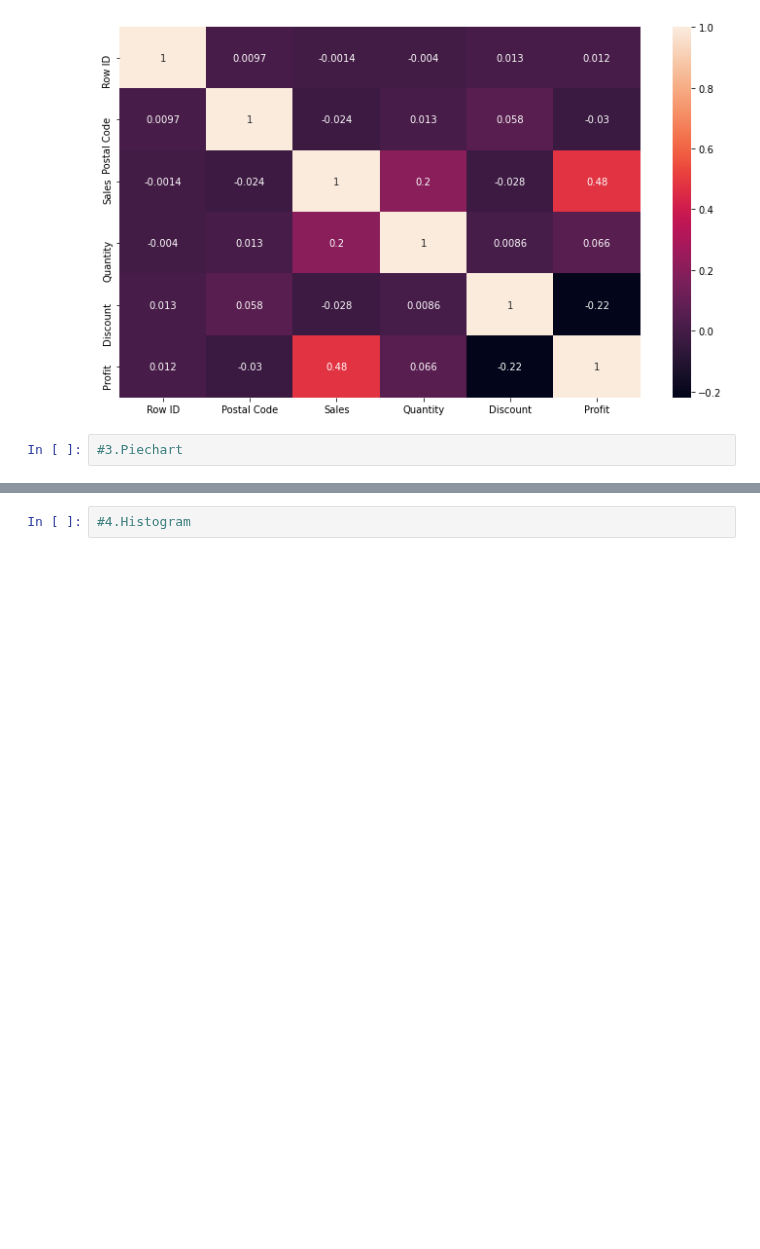
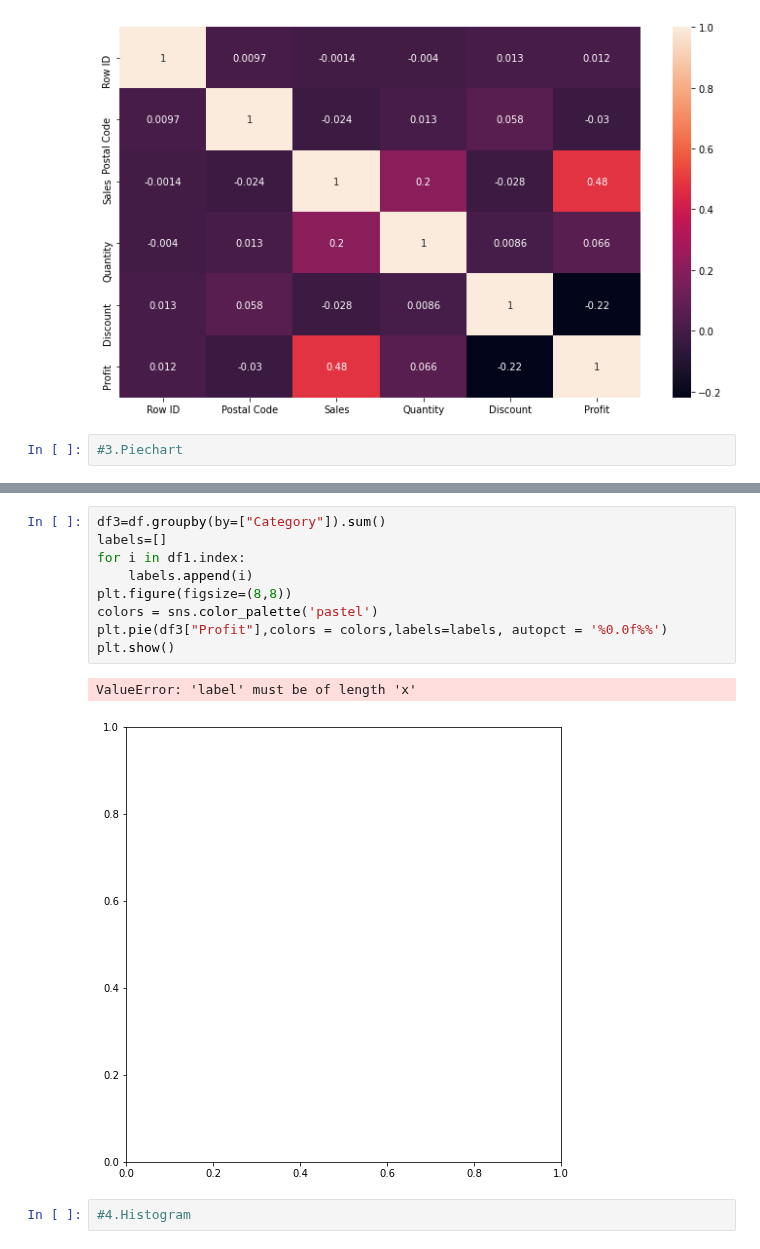
Before and after one commit to Rithigasri/Ex-08-Data-Visualization-, a Jupyter notebook: datavisual.ipynb, the cells around one changed output, grey strips where cells are left out. Saved outputs shown, nothing was run; the diff lists cells and outputs as text; blank space fills up the shorter version.

```diff
--- a/datavisual.ipynb
+++ b/datavisual.ipynb
@@ -184,3 +184,15 @@ df.groupby(['Ship Mode']).sum().plot(kind='pie', y='Quantity',figsize=(8,11),pct
+# %%
+df3=df.groupby(by=["Category"]).sum()
+labels=[]
+for i in df1.index:
+    labels.append(i)
+plt.figure(figsize=(8,8))
+colors = sns.color_palette('pastel')
+plt.pie(df3["Profit"],colors = colors,labels=labels, autopct = '%0.0f%%')
+plt.show()
+# %% [output]
+ValueError: 'label' must be of length 'x'
+[figure, new version]
 # %%
 #4.Histogram
 # %%
```
Also changed, not shown: parts of 5 cells of this notebook, 3 other files.
